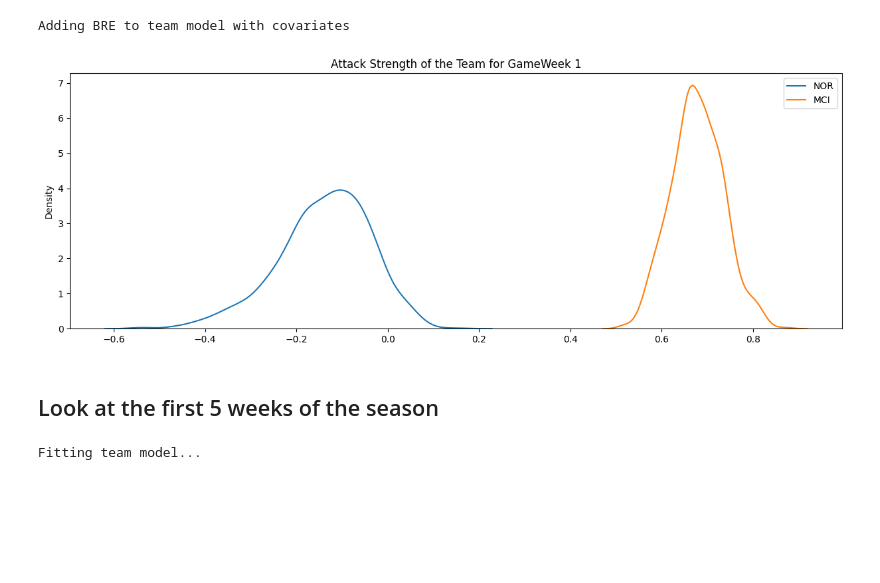
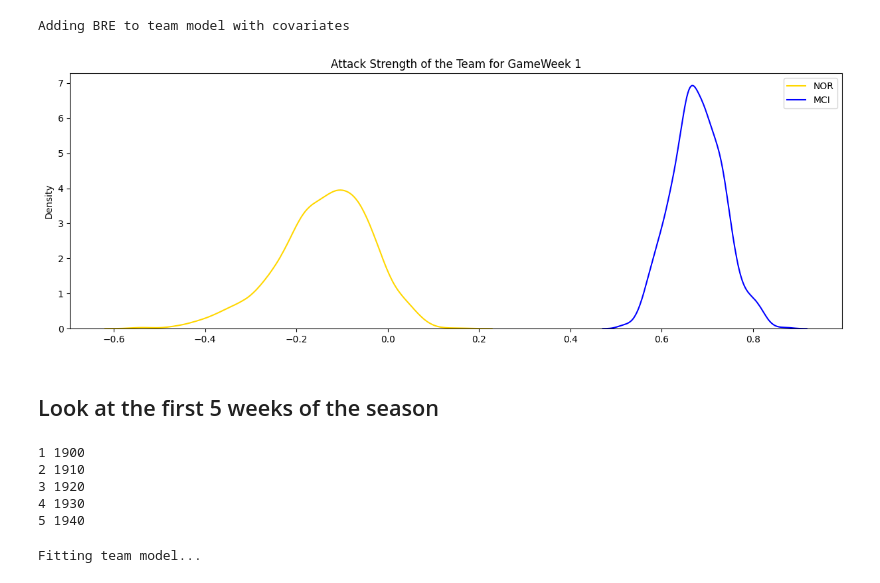
Before and after one commit to alan-turing-institute/AIrsenal, a Jupyter notebook: notebooks/progression_of_attack_parameter.ipynb, the cells around one changed output. Saved outputs shown, nothing was run; the diff lists cells and outputs as text; code cells hidden in the pictures; blank space fills up the shorter version.

```diff
--- a/notebooks/progression_of_attack_parameter.ipynb
+++ b/notebooks/progression_of_attack_parameter.ipynb
@@ -43,13 +50,13 @@ current_idx = {team: idx for idx, team in enumerate(model_team.teams)
 # %%
 # Plot the attack parameter after game week 1
 ax = plt.figure(figsize=(15, 5)).gca()
 for team in ['NOR', 'MCI']:
-    sns.kdeplot(model_team.attack[:, current_idx[team]], label=team)
+    sns.kdeplot(model_team.attack[:, current_idx[team]], label=team, color = team_colours[team])
 plt.title('Attack Strength of the Team for GameWeek 1')
 plt.legend()
 plt.show()
 # %% [output]
-[figure, old version]
+[figure, new version]
 # %% [markdown]
 ## Look at the first 5 weeks of the season
 # %%
@@ -59 +68,11 @@ season_attack_progression = np.zeros((1000, max_game_week, 2))
+# %%
+for gw in range(1,5+1):
+    data = get_training_data(season,gw,session)
+    print(gw, len(data['home_team']))
+# %% [output]
+1 1900
+2 1910
+3 1920
+4 1930
+5 1940
 # %%
```
Also changed, not shown: parts of 16 cells of this notebook.
